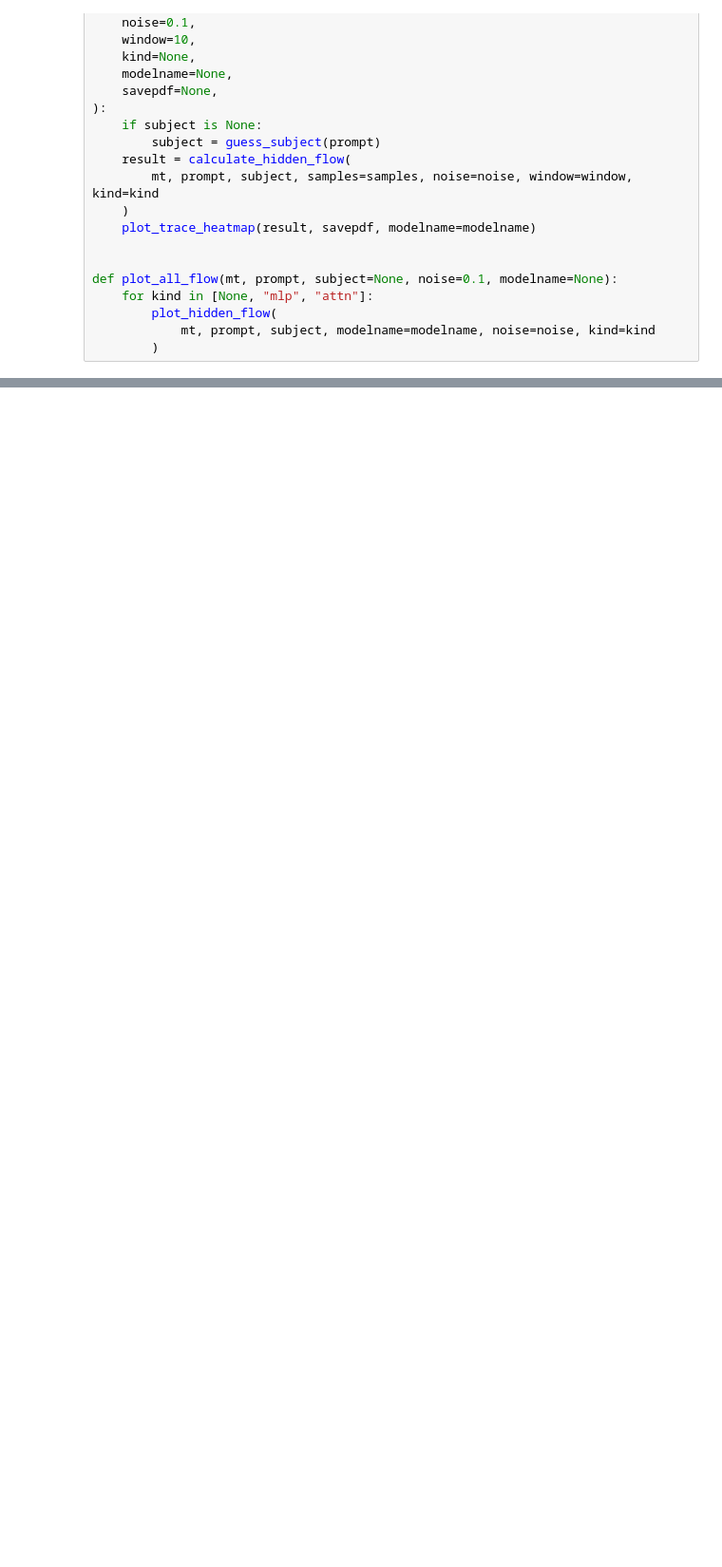
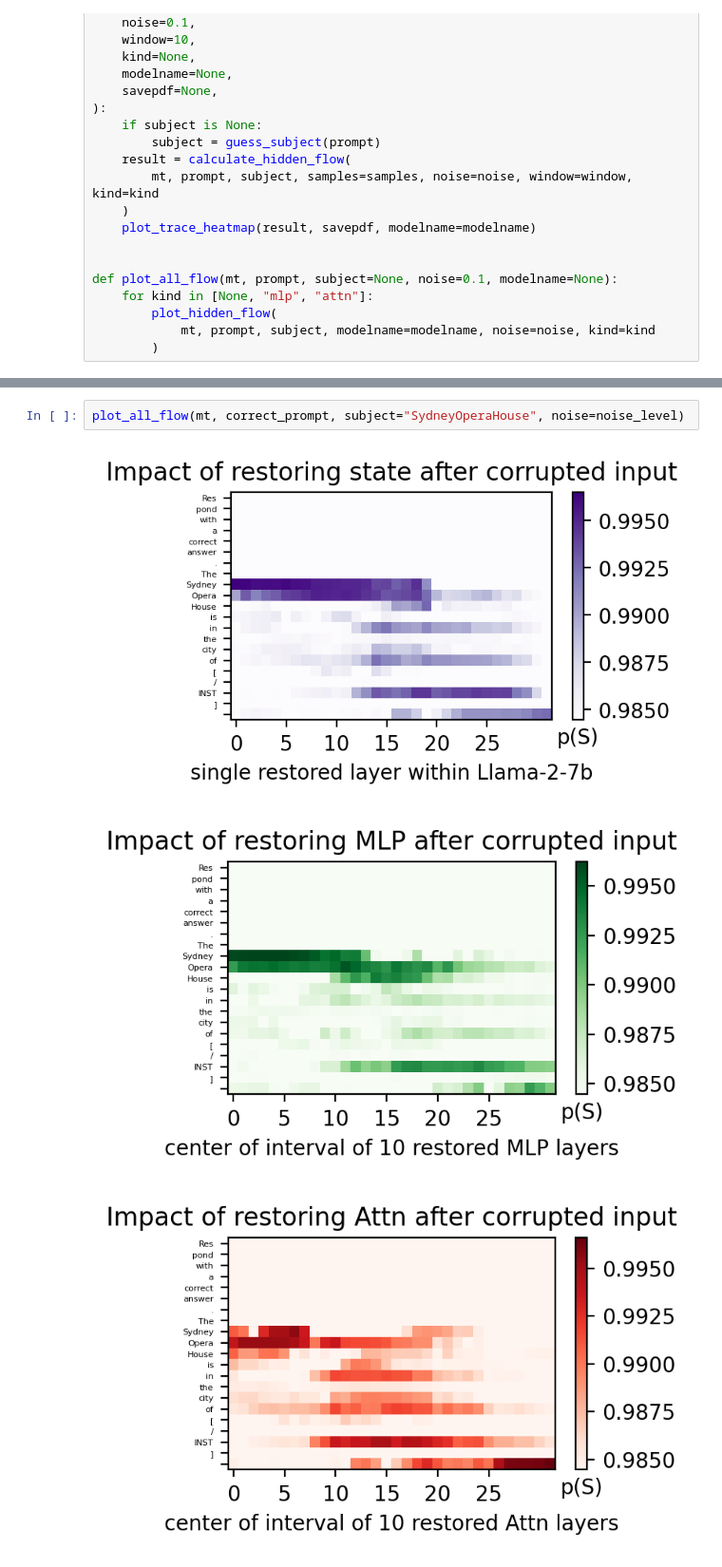
Before and after one commit to mileskwang/rome-prompt-injections, a Jupyter notebook: causal_tracing.ipynb, the cells around one changed output, grey strips where cells are left out. Shown at 95% size. Saved outputs shown, nothing was run; the diff lists cells and outputs as text; blank space fills up the shorter version.

```diff
--- a/causal_tracing.ipynb
+++ b/causal_tracing.ipynb
@@ -304 +640,7 @@ def plot_all_flow(mt, prompt, subject=None, noise=0.1, modelname=None):
+# %%
+plot_all_flow(mt, correct_prompt, subject="SydneyOperaHouse", noise=noise_level)
+# %% [output]
+[figure, added]
+[figure, added]
+[figure, added]
 # %%
```
Also changed, not shown: parts of 34 cells of this notebook, 2 other files.
